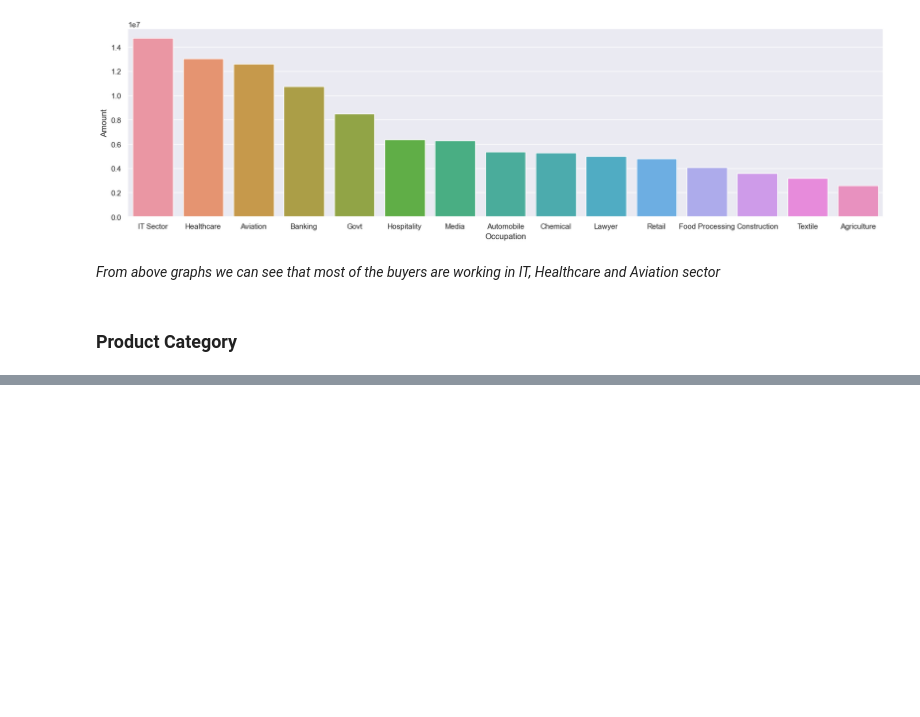
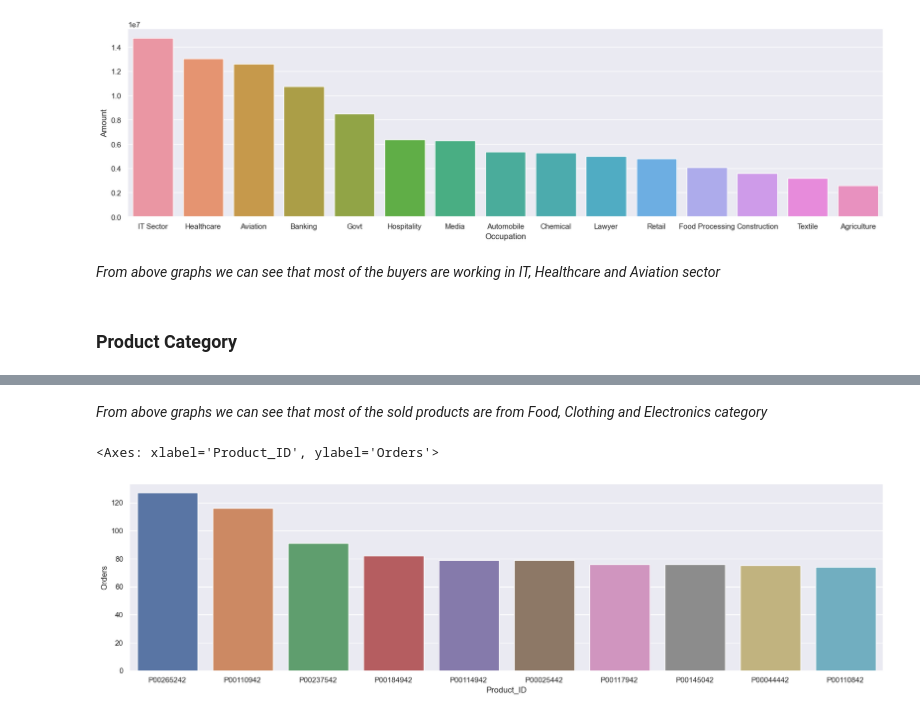
Before and after one commit to Anurag-Kumar-Dubey/Exploratory-Analysis-of-Diwali-Sales-Data, a Jupyter notebook: Exploratory-Analysis-of-Diwali-Sales-Data.ipynb, the cells around one changed output, grey strips where cells are left out. Drawn from its saved outputs; the diff is of its cells as text; code cells hidden in the pictures; blank space fills up the shorter version.

```diff
--- a/Exploratory-Analysis-of-Diwali-Sales-Data.ipynb
+++ b/Exploratory-Analysis-of-Diwali-Sales-Data.ipynb
@@ -256,0 +273,10 @@ sns.barplot(data = sales_state, x = 'Occupation',y= 'Amount')
+# %% [markdown]
+*From above graphs we can see that most of the sold products are from Food, Clothing and Electronics category*
+# %%
+sales_state = df.groupby(['Product_ID'], as_index=False)['Orders'].sum().sort_values(by='Orders', ascending=False).head(10)
+
+sns.set(rc={'figure.figsize':(20,5)})
+sns.barplot(data = sales_state, x = 'Product_ID',y= 'Orders')
+# %% [output]
+<Axes: xlabel='Product_ID', ylabel='Orders'>
+[figure, added]
```
Also changed, not shown: parts of 2 cells of this notebook.
